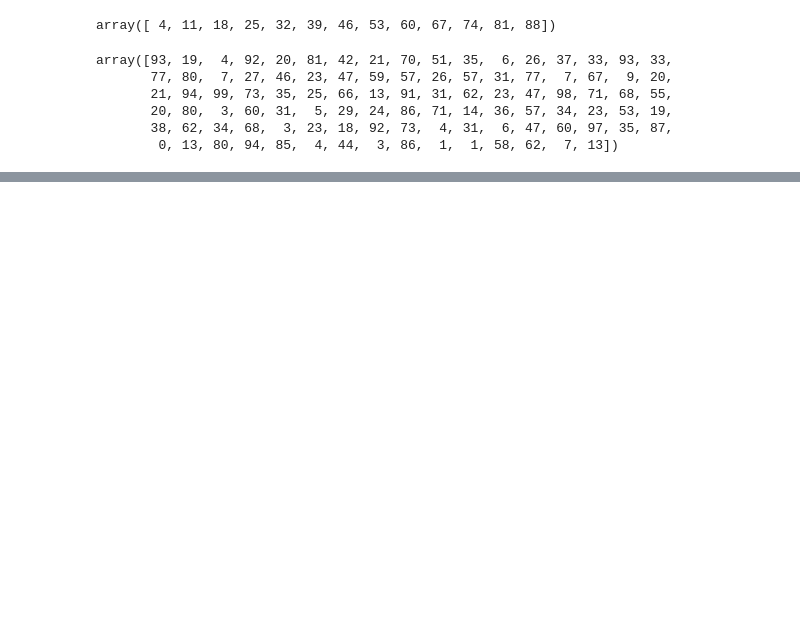
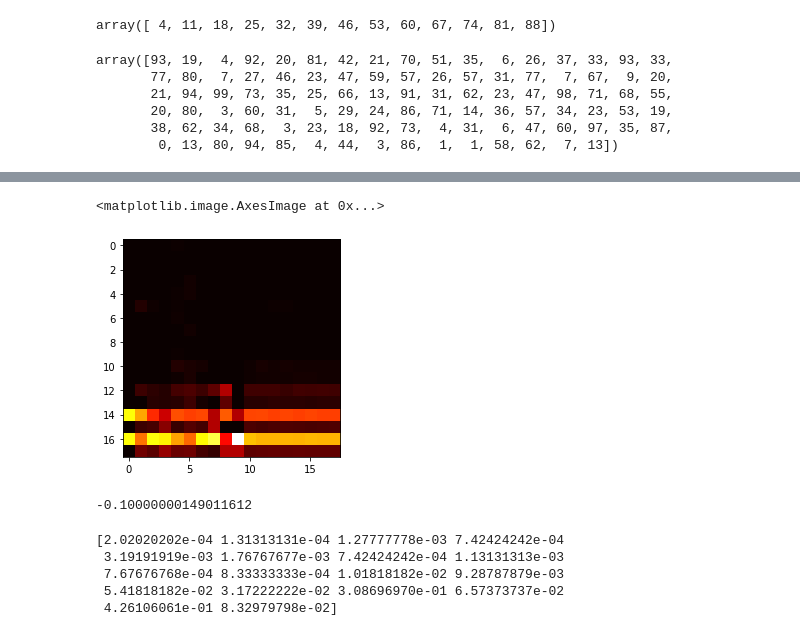
Before and after one commit to cage-challenge/cage-challenge-2, a Jupyter notebook: CybORG/CybORG/MBPPO/plots.ipynb, the cells around one changed output, grey strips where cells are left out. Drawn from its saved outputs; the diff is of its cells as text; code cells hidden in the pictures; blank space fills up the shorter version.

```diff
--- a/CybORG/CybORG/MBPPO/plots.ipynb
+++ b/CybORG/CybORG/MBPPO/plots.ipynb
@@ -248,0 +283,6 @@ for i in range(41):
+# %%
+
+plt.imshow(np.load('reward_matrix_lstm.npy'), cmap='hot', interpolation='nearest')
+# %% [output]
+<matplotlib.image.AxesImage at 0x...>
+[figure, added]
@@ -248,0 +292,24 @@ for i in range(41):
+# %%
+index_to_reward[reward_to_index[-0.10000000149011612]]
+# %% [output]
+-0.10000000149011612
+# %%
+data_path = '/home/adamprice/u75a-Data-Efficient-Decisions/CybORG/CybORG/Notebooks/logs/PPO/no_decoy_200000/data_seqence_50'
+state = np.load(data_path + '/states.npy')
+rewards = np.load(data_path + '/rewards.npy')
+
+labels, encoding = np.unique(rewards, return_inverse=True)
+index_to_reward = {}; reward_to_index = {}
+for i in range(labels.shape[0]):
+    index_to_reward[i] = labels[i]
+    reward_to_index[labels[i]] = i
+
+reward_classes = np.vectorize(reward_to_index.get)(rewards)
+reward_onehot = np.eye(int(len(reward_to_index.keys())))[reward_classes]
+print(reward_onehot.mean(axis=0))
+# %% [output]
+[2.02020202e-04 1.31313131e-04 1.27777778e-03 7.42424242e-04
+ 3.19191919e-03 1.76767677e-03 7.42424242e-04 1.13131313e-03
+ 7.67676768e-04 8.33333333e-04 1.01818182e-02 9.28787879e-03
+ 5.41818182e-02 3.17222222e-02 3.08696970e-01 6.57373737e-02
+ 4.26106061e-01 8.32979798e-02]
```
Also changed, not shown: parts of 20 cells of this notebook, 16 other files.
